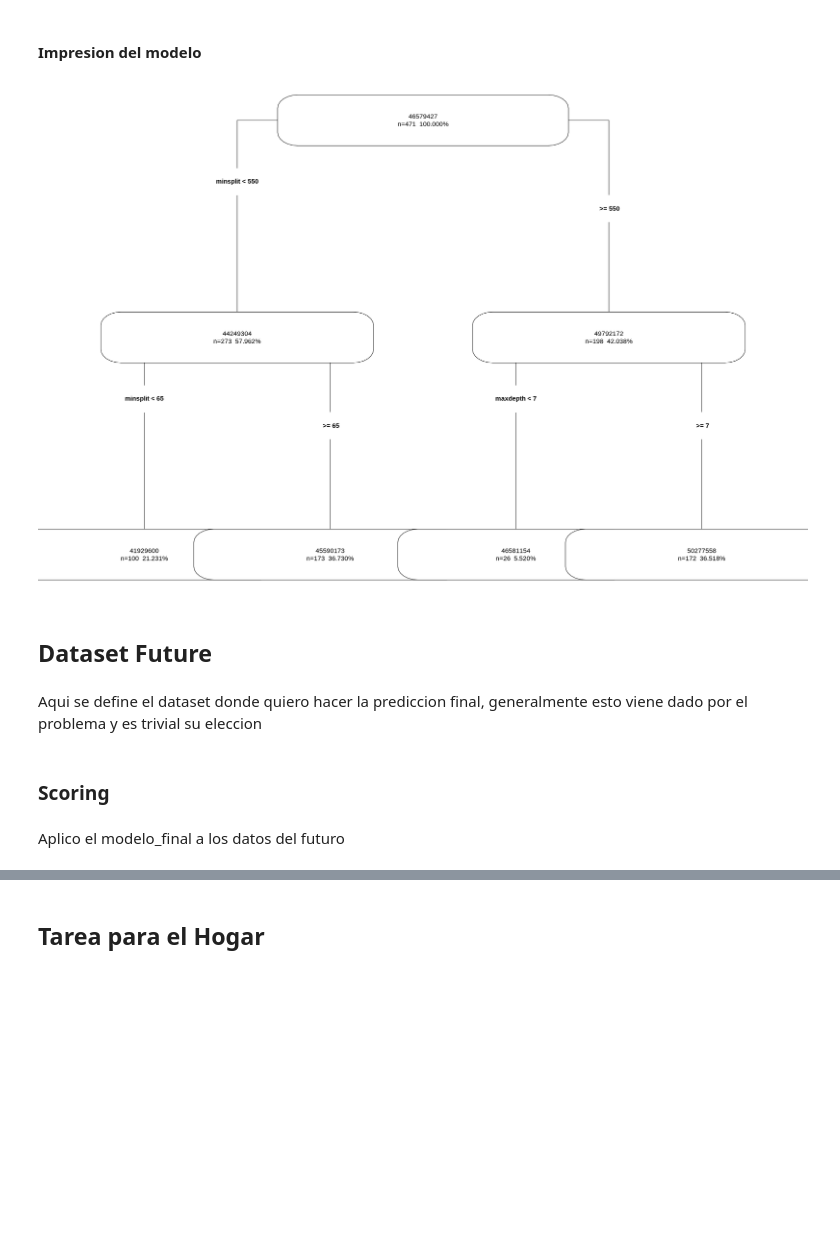
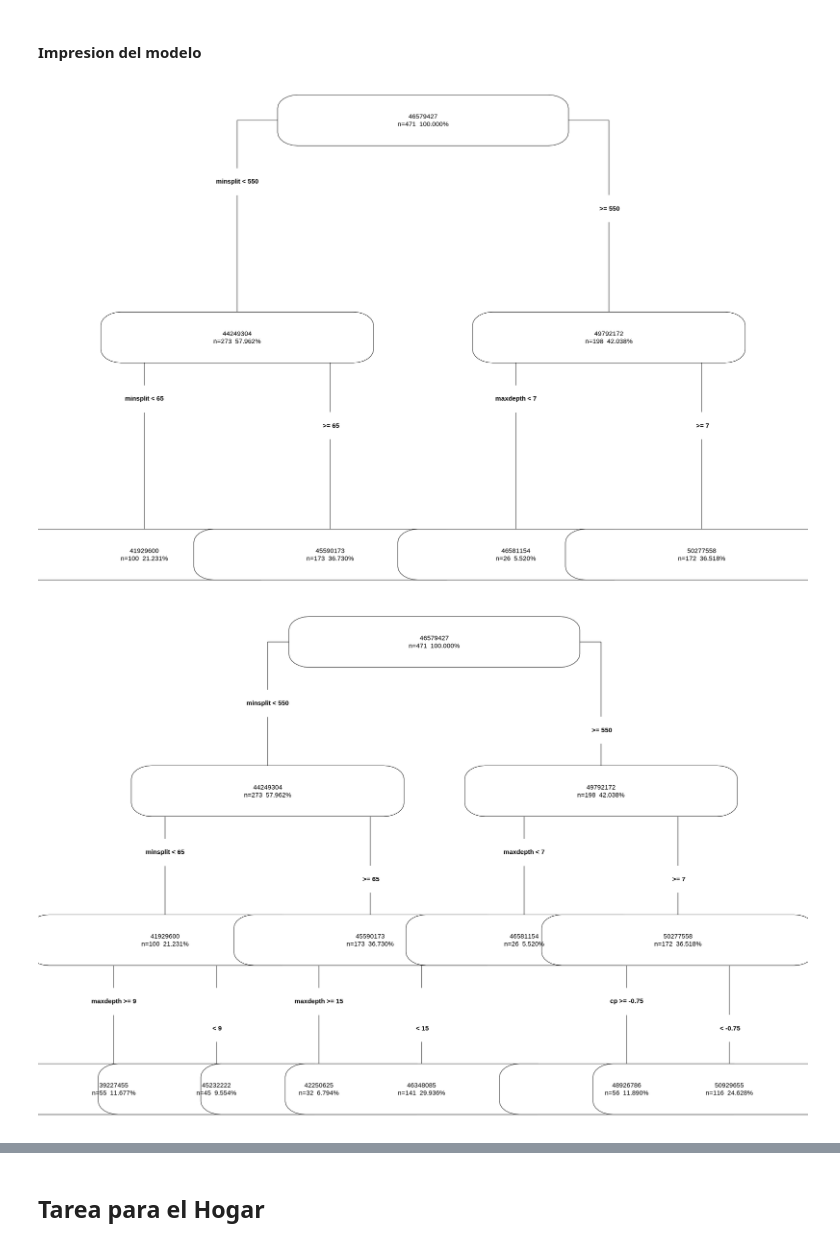
Before and after one commit to orcorsetti/labo2025v, a Jupyter notebook: src/rpart/102_FinalTrain_Ganancia.ipynb, the cells around one changed output, grey strips where cells are left out. Cells and saved outputs as stored; diff of their text form; code cells hidden in the pictures; blank space fills up the shorter version.

```diff
--- a/src/rpart/102_FinalTrain_Ganancia.ipynb
+++ b/src/rpart/102_FinalTrain_Ganancia.ipynb
@@ -170,39 +107,64 @@ A data.frame: 471 × 5
 # %%
-param_final <- list (
-  "cp"= -1, # complejidad minima
+param_final_lvl2 <- list (
+  "cp"= 0.01, # complejidad minima
   "minsplit"= 50, # minima cantidad de regs en un nodo para hacer el split
   "minbucket"= 25, # minima cantidad de regs en una hoja
   "maxdepth"= 2 # profundidad máxima del arbol
 )
+
+param_final_lvl3 <- list (
+  "cp"= 0.01, # complejidad minima
+  "minsplit"= 50, # minima cantidad de regs en un nodo para hacer el split
+  "minbucket"= 25, # minima cantidad de regs en una hoja
+  "maxdepth"= 3 # profundidad máxima del arbol
+)
 # %% [markdown]
 ### Training
 # %%
 # genero el modelo,  aqui se construye el arbol
 # quiero predecir clase_ternaria a partir de el resto de las variables
-modelo_final <- rpart(
+modelo_final_lvl2 <- rpart(
     formula= "ganancia_test ~ .",
     data= df, # los datos donde voy a entrenar
     xval=0,
-    control= param_final
+    control= param_final_lvl2
 )
+
+# genero el modelo,  aqui se construye el arbol
+# quiero predecir clase_ternaria a partir de el resto de las variables
+modelo_final_lvl3 <- rpart(
+    formula= "ganancia_test ~ .",
+    data= df, # los datos donde voy a entrenar
+    xval=0,
+    control= param_final_lvl3
+)
 # %% [markdown]
 #### Impresion del modelo
 # %%
 # grafico el arbol
 options(repr.plot.width=30, repr.plot.height=20 )
 
-prp(modelo_final,
+prp(modelo_final_lvl2,
     extra= 101,
     digits= -5,
     branch= 1,
     type= 4,
     varlen= 0,
     faclen= 0,
     cex=1.5
 )
+
+options(repr.plot.width=30, repr.plot.height=20 )
+
+prp(modelo_final_lvl3,
+    extra= 101,
+    digits= -5,
+    branch= 1,
+    type= 4,
+    varlen= 0,
+    faclen= 0,
+    cex=1.5
+)
 # %% [output]
 [figure]
+[figure, added]
-# %% [markdown]
-## Dataset Future
-# %% [markdown]
-Aqui se define el dataset donde quiero hacer la prediccion final, generalmente esto viene dado por el problema y es trivial su eleccion
@@ -211,4 +170,0 @@ dfuture <- dataset[foto_mes == 202109] # defino donde voy a aplicar el modelo
-# %% [markdown]
-### Scoring
-# %% [markdown]
-Aplico el modelo_final a los datos del futuro
```
Also changed, not shown: parts of 19 cells of this notebook.
